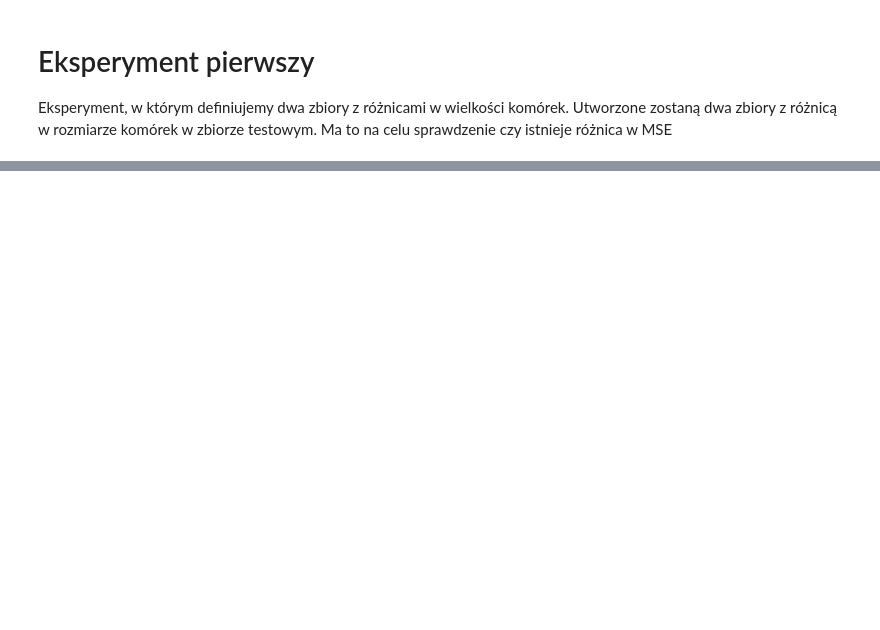
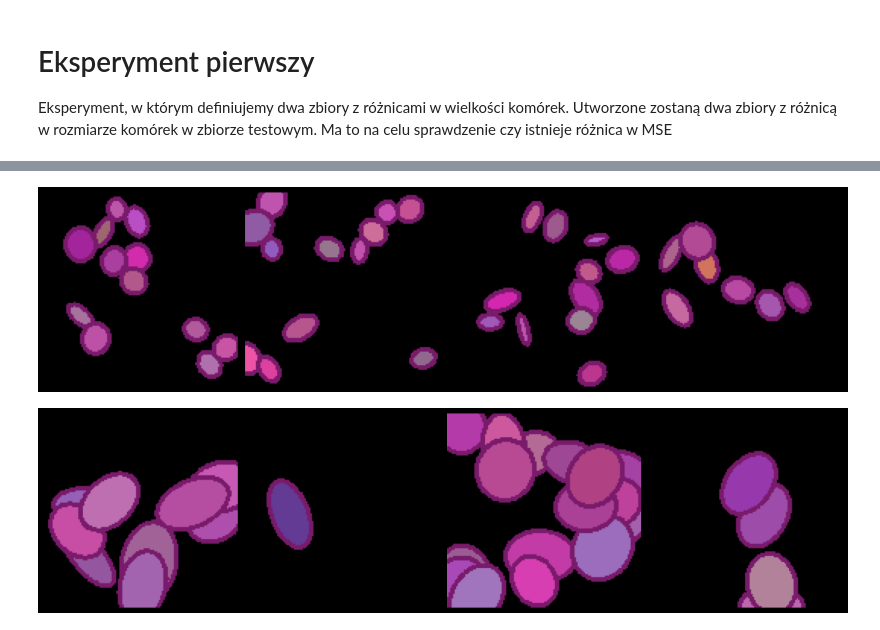
Before and after one commit to kosinus2000/Projekt_Inzynierski, a Jupyter notebook: notebooks/03_testy_i_wyniki.ipynb, the cells around one changed output, grey strips where cells are left out. Saved outputs shown, nothing was run; the diff lists cells and outputs as text; code cells hidden in the pictures; blank space fills up the shorter version.

```diff
--- a/notebooks/03_testy_i_wyniki.ipynb
+++ b/notebooks/03_testy_i_wyniki.ipynb
@@ -7,7 +7,7 @@ from src.builders.image_builder import ImageGenerator
 from src.utils.classes.config import GenerationConfig
 
 conf1 = GenerationConfig()
-conf.distribution.algorithm = 'gaussian'
+conf1.distribution.algorithm = 'clustered'
 komorka1 = ImageGenerator(conf1)
 
 conf = GenerationConfig()
@@ -15,7 +15,7 @@ conf.axes.mean_x = 22
 conf.axes.mean_y = 16
 conf.axes.std_x = 6
 
-conf.distribution.algorithm = 'gaussian'
+conf.distribution.algorithm = 'clustered'
 
 komorka2 = ImageGenerator(conf)
 
@@ -42,0 +46,8 @@ enkoder = Encoder_conv()
+# %%
+from src.visualization.visualize_output import show_images
+
+show_images(set1_tre[:4])
+show_images(set2_test_large[:4])
+# %% [output]
+[figure, added]
+[figure, added]
```
Also changed, not shown: parts of 5 cells of this notebook, 1 other file.
